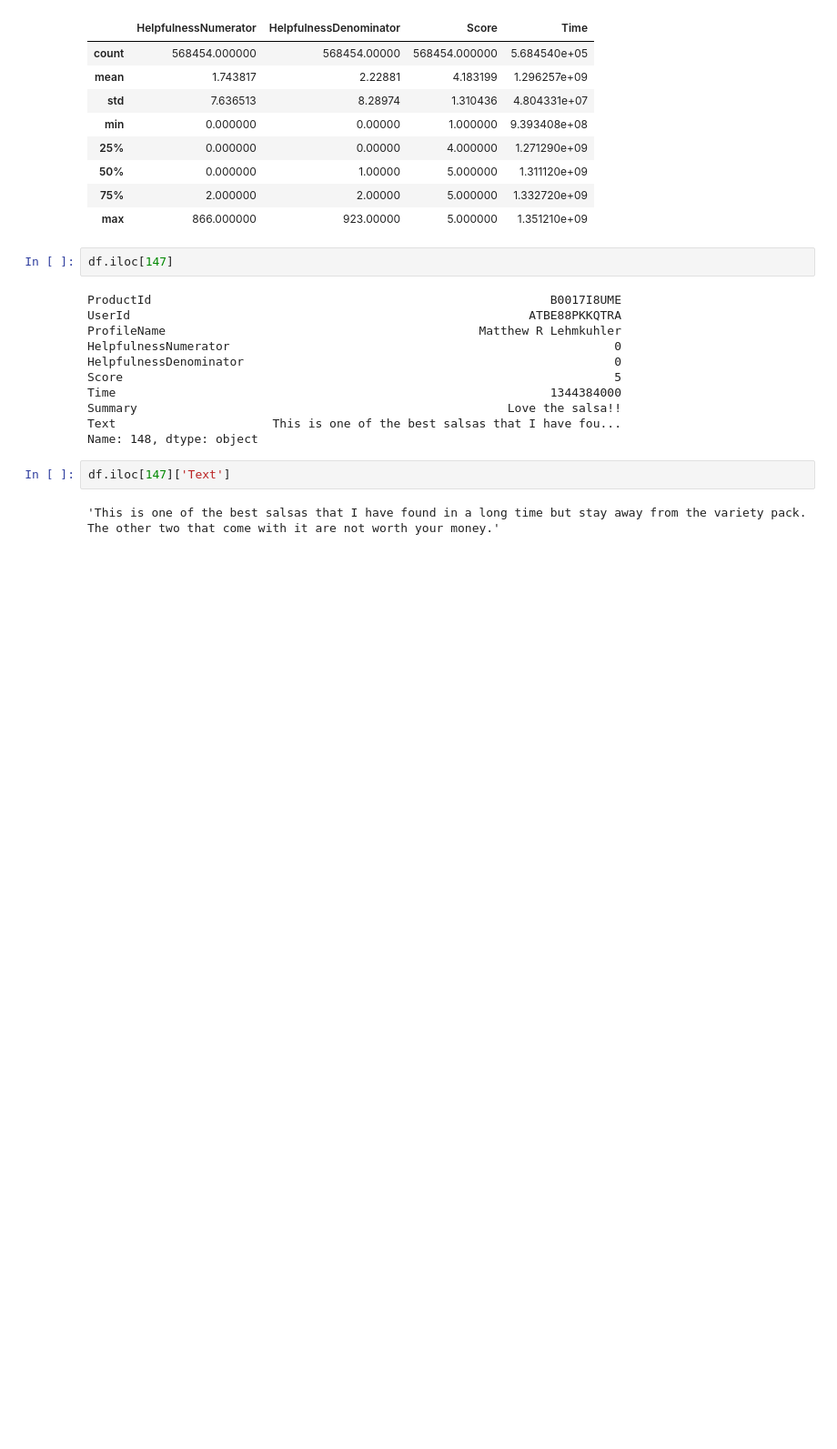
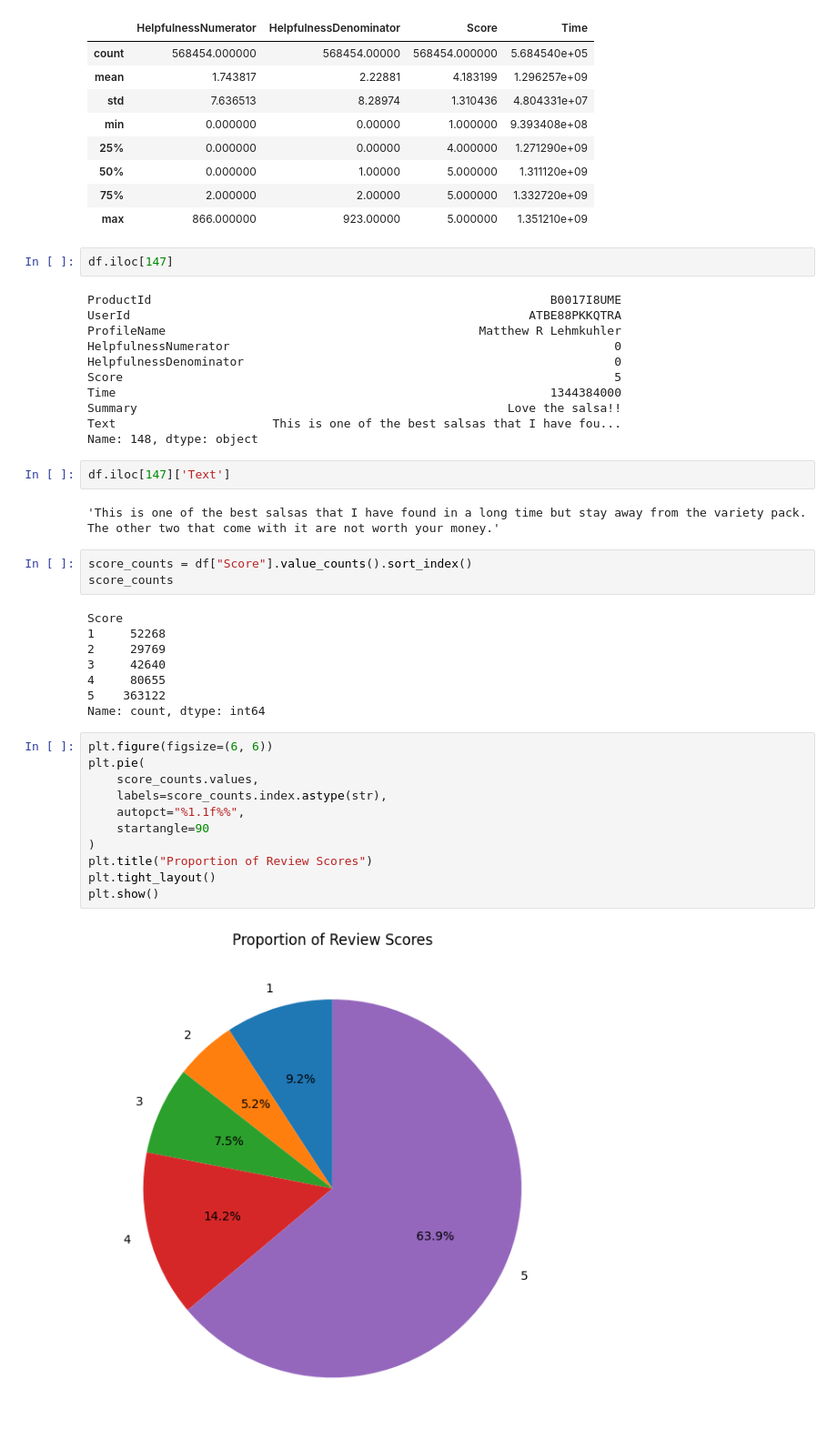
Before and after one commit to MirfayzIrgashevv/SOSC314_CourseProject, a Jupyter notebook: CourseProjectReviews.ipynb, the cells around one changed output. Shown at 91% size. Saved outputs shown, nothing was run; the diff lists cells and outputs as text; blank space fills up the shorter version.

Commit message:
Added figure about score distribution

```diff
--- a/CourseProjectReviews.ipynb
+++ b/CourseProjectReviews.ipynb
@@ -77,3 +77,27 @@ Name: 148, dtype: object
 df.iloc[147]['Text']
 # %% [output]
 'This is one of the best salsas that I have found in a long time but stay away from the variety pack. The other two that come with it are not worth your money.'
+# %%
+score_counts = df["Score"].value_counts().sort_index()
+score_counts
+# %% [output]
+Score
+1     52268
+2     29769
+3     42640
+4     80655
+5    363122
+Name: count, dtype: int64
+# %%
+plt.figure(figsize=(6, 6))
+plt.pie(
+    score_counts.values,
+    labels=score_counts.index.astype(str),
+    autopct="%1.1f%%",
+    startangle=90
+)
+plt.title("Proportion of Review Scores")
+plt.tight_layout()
+plt.show()
+# %% [output]
+[figure, added]
```
